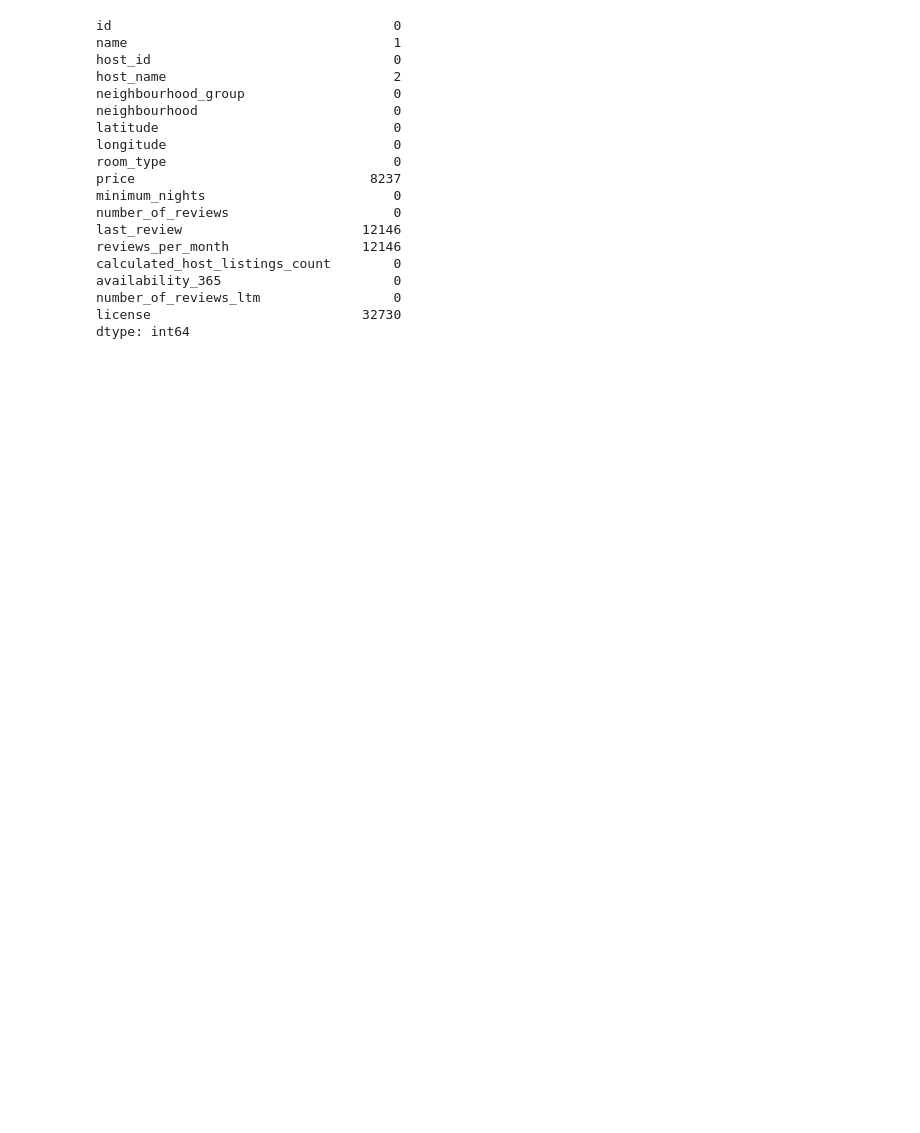
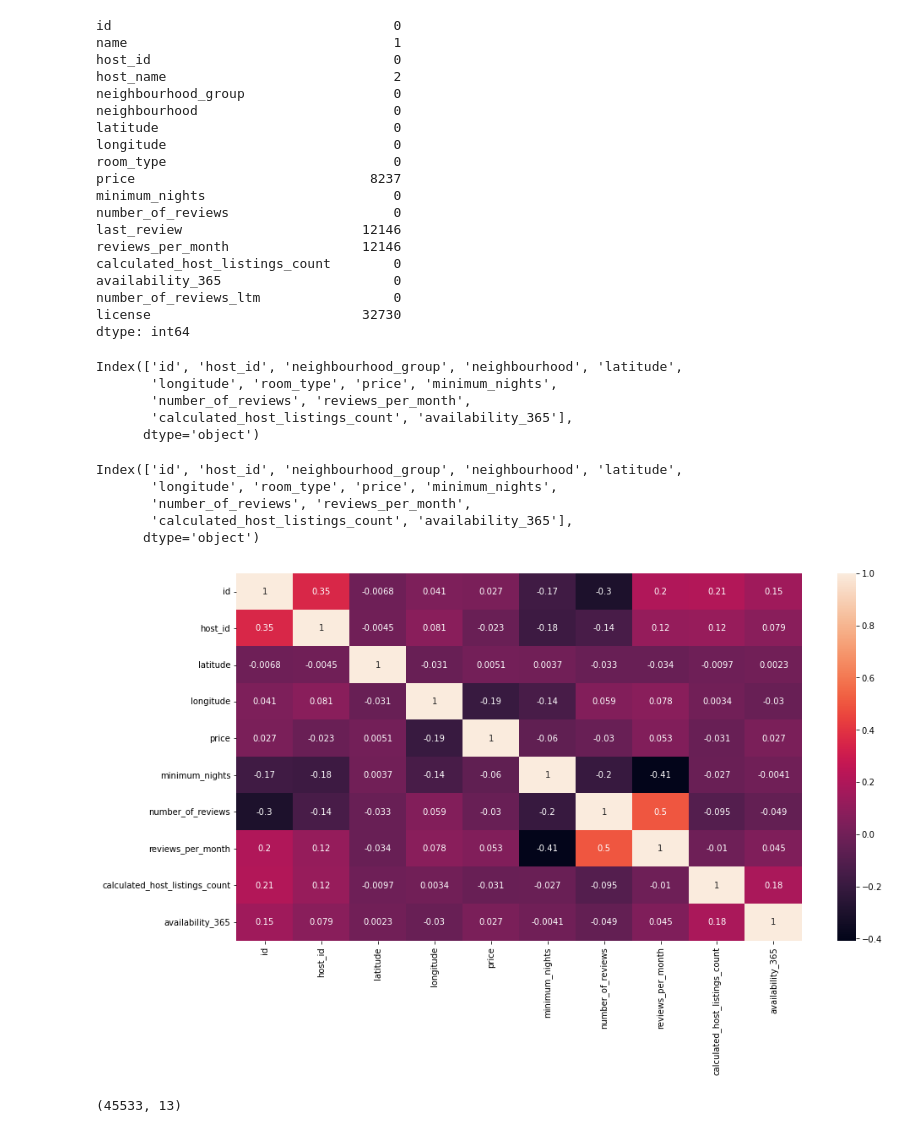
Before and after one commit to siddiq22/AirBnbLA, a Jupyter notebook: AirBnb.ipynb, the cells around one changed output. Cells and saved outputs as stored; diff of their text form; code cells hidden in the pictures; blank space fills up the shorter version.

```diff
--- a/AirBnb.ipynb
+++ b/AirBnb.ipynb
@@ -77,5 +77,32 @@ availability_365                      0
 number_of_reviews_ltm                 0
 license                           32730
 dtype: int64
+# %%
+df.duplicated().sum()
+df.drop_duplicates(inplace=True)
 # %%
-df.drop(['last_review', 'host_name', 'number_of_reviews_ltm', 'license'], axis=1, inplace=True)
+df.drop(['last_review', 'host_name', 'number_of_reviews_ltm', 'license','name'], axis=1, inplace=True)
+# %%
+df.columns
+# %% [output]
+Index(['id', 'host_id', 'neighbourhood_group', 'neighbourhood', 'latitude',
+       'longitude', 'room_type', 'price', 'minimum_nights',
+       'number_of_reviews', 'reviews_per_month',
+       'calculated_host_listings_count', 'availability_365'],
+      dtype='object')
+# %%
+corr = df.corr(method='kendall')
+plt.figure(figsize=(15,8))
+sns.heatmap(corr, annot=True)
+df.columns
+# %% [output]
+Index(['id', 'host_id', 'neighbourhood_group', 'neighbourhood', 'latitude',
+       'longitude', 'room_type', 'price', 'minimum_nights',
+       'number_of_reviews', 'reviews_per_month',
+       'calculated_host_listings_count', 'availability_365'],
+      dtype='object')
+[figure, added]
+# %%
+df.shape
+# %% [output]
+(45533, 13)
```
Also changed, not shown: parts of 7 cells of this notebook.
